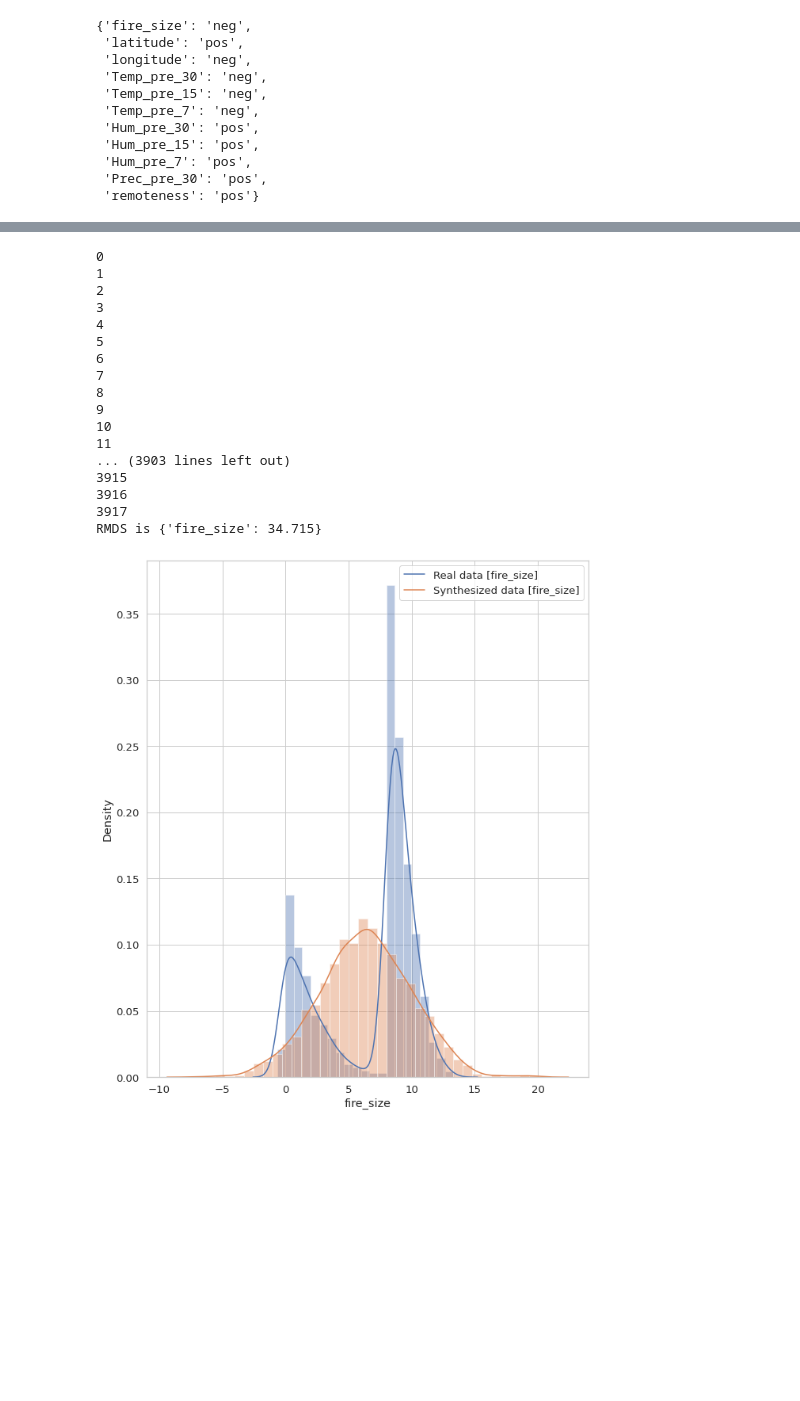
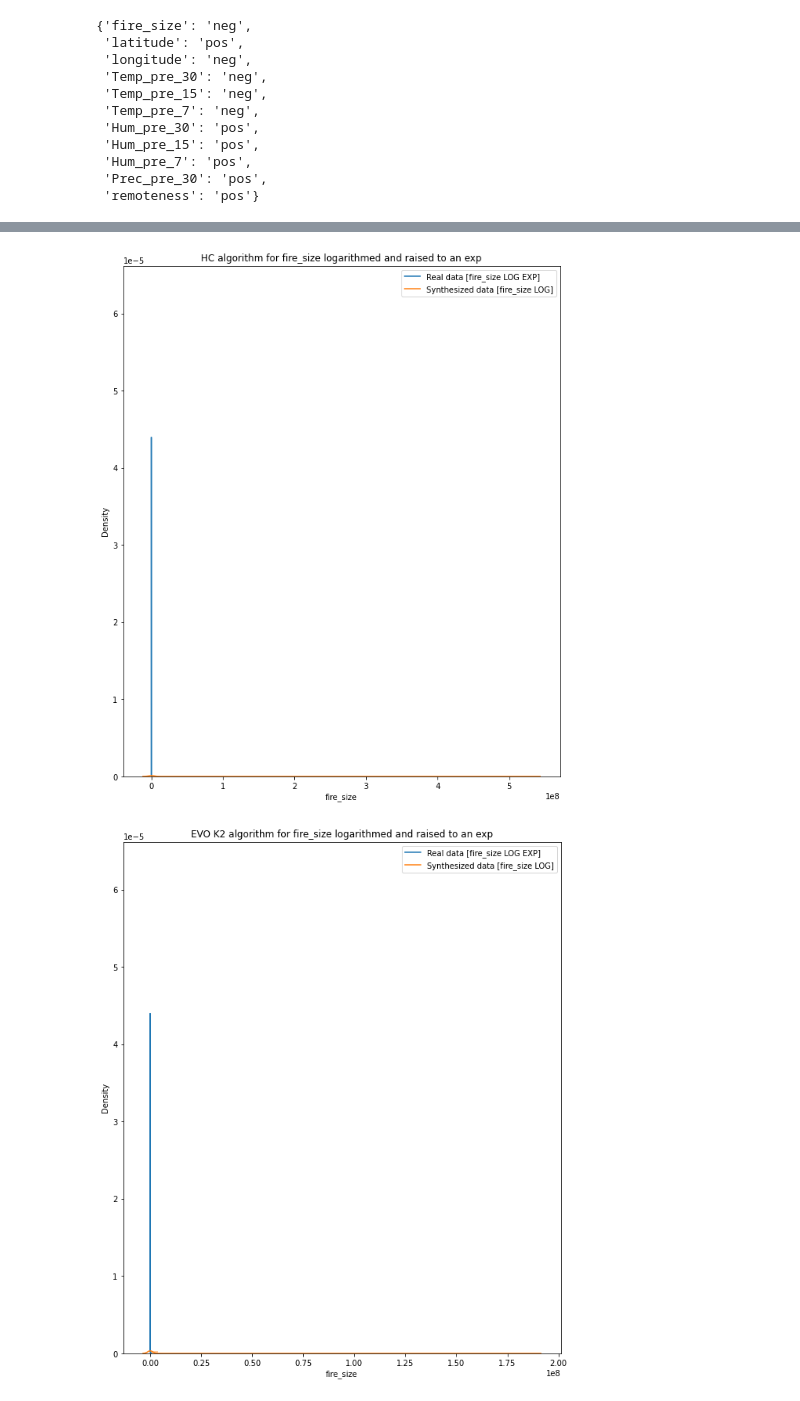
Before and after one commit to PatrykStronski/MultivariateAnalysis_Task3, a Jupyter notebook: fire_size_pred_log.ipynb, the cells around one changed output, grey strips where cells are left out. Saved outputs shown, nothing was run; the diff lists cells and outputs as text; code cells hidden in the pictures; blank space fills up the shorter version.

```diff
--- a/fire_size_pred_log.ipynb
+++ b/fire_size_pred_log.ipynb
@@ -241,37 +268,20 @@ KeyError: 'fire_cause_descr'
+# %%
+fix, ax = plt.subplots(1, 1, figsize=(10, 12))
+
+sns.distplot(np.exp(df_bayes['fire_size']), ax=ax)
+sns.distplot(np.exp(synth_data_hc['fire_size']), ax=ax)
+ax.legend(['Real data [fire_size LOG EXP]', 'Synthesized data [fire_size LOG]'])
+plt.title('HC algorithm for fire_size logarithmed and raised to an exp')
+plt.show()
+# %% [output]
+[figure, added]
 # %%
-
-answ_evok2 =  calculate_acc(bayes_evok2, df_val, ['fire_size'], 'simple')
-
-synth_data_evok2 = generate_synthetics(bayes_evok2, nodes_sign, 'simple', 2000)
-
-print(f'RMDS is {answ_evok2[1]}')
-
-sns.set(style      = 'whitegrid',
-        font_scale = 1.2,
-        rc         = {'figure.figsize':(30, 10)})
-
 fix, ax = plt.subplots(1, 1, figsize=(10, 12))
 
-sns.distplot(df_bayes['fire_size'], ax=ax)
-sns.distplot(synth_data_evok2['fire_size'], ax=ax)
-ax.legend(['Real data [fire_size]', 'Synthesized data [fire_size]'])
+sns.distplot(np.exp(df_bayes['fire_size']), ax=ax)
+sns.distplot(np.exp(synth_data_evok2['fire_size']), ax=ax)
+ax.legend(['Real data [fire_size LOG EXP]', 'Synthesized data [fire_size LOG]'])
+plt.title('EVO K2 algorithm for fire_size logarithmed and raised to an exp')
 plt.show()
 # %% [output]
-0
-1
-2
-3
-4
-5
-6
-7
-8
-9
-10
-11
-... (3903 lines left out)
-3915
-3916
-3917
-RMDS is {'fire_size': 34.715}
-[figure, old version]
+[figure, new version]
```
Also changed, not shown: parts of 8 cells of this notebook, 48 other files.
